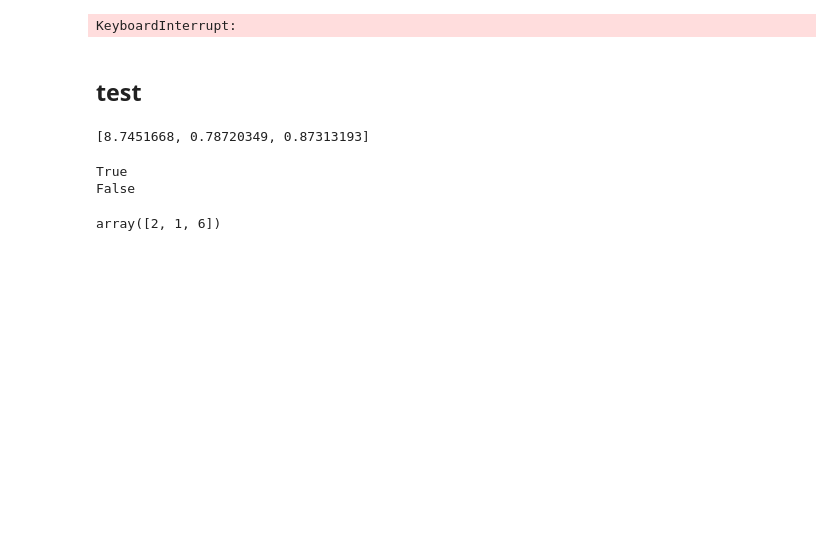
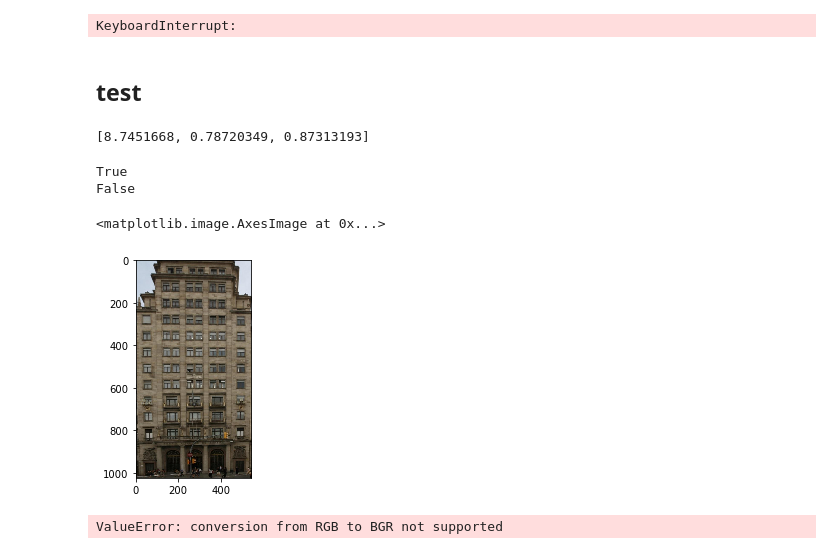
Before and after one commit to xinkent/pix2pix, a Jupyter notebook: train_gan.ipynb, the cells around one changed output. Saved outputs shown, nothing was run; the diff lists cells and outputs as text; code cells hidden in the pictures; blank space fills up the shorter version.

```diff
--- a/train_gan.ipynb
+++ b/train_gan.ipynb
@@ -100,8 +100,14 @@ print(np.array_equal(w1,w2))
 # %% [output]
 True
 False
-# %%
-a = np.arange(10)
-a[[2,1,6]]
-# %% [output]
-array([2, 1, 6])
+# %%
+img = Image.open("./dataset/base" + "/cmp_b0001.jpg","r")
+plt.imshow(img)
+# %% [output]
+<matplotlib.image.AxesImage at 0x...>
+[figure, added]
+# %%
+rgb_im = img.convert("BGR")
+plt.imshow(rgb_im)
+# %% [output]
+ValueError: conversion from RGB to BGR not supported
```
Also changed, not shown: parts of 11 cells of this notebook, 12 other files.
